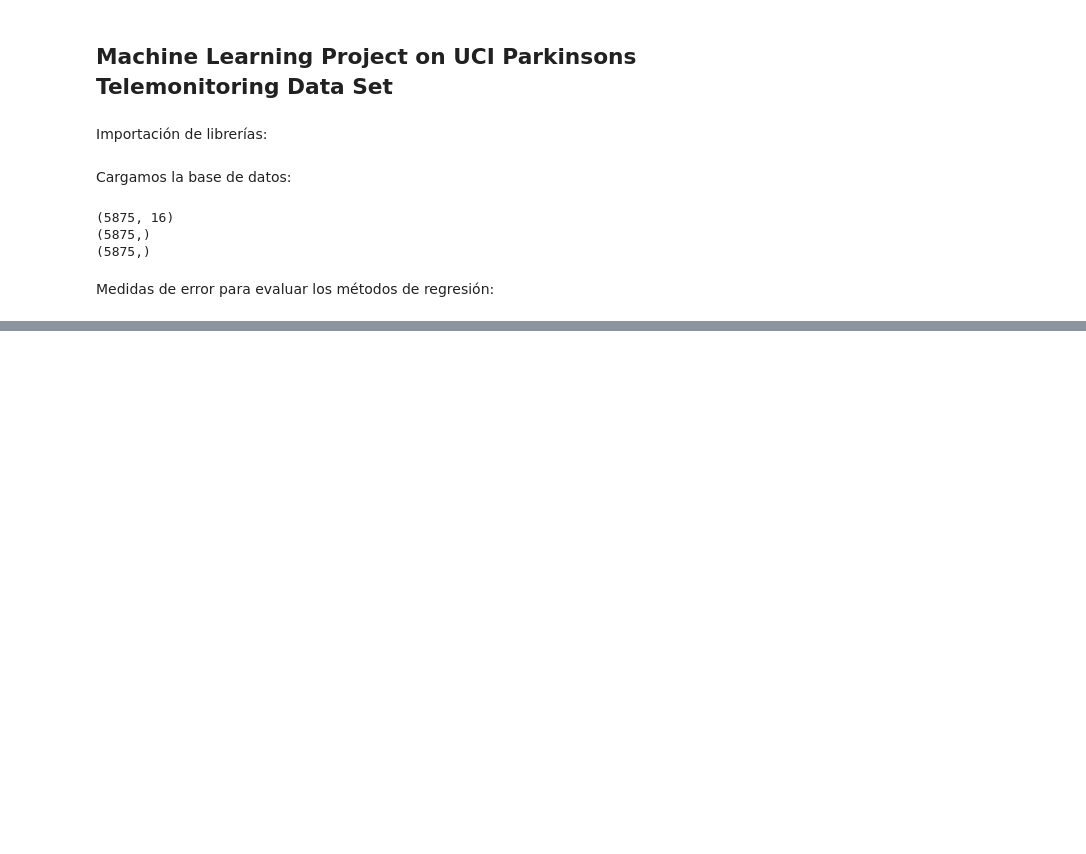
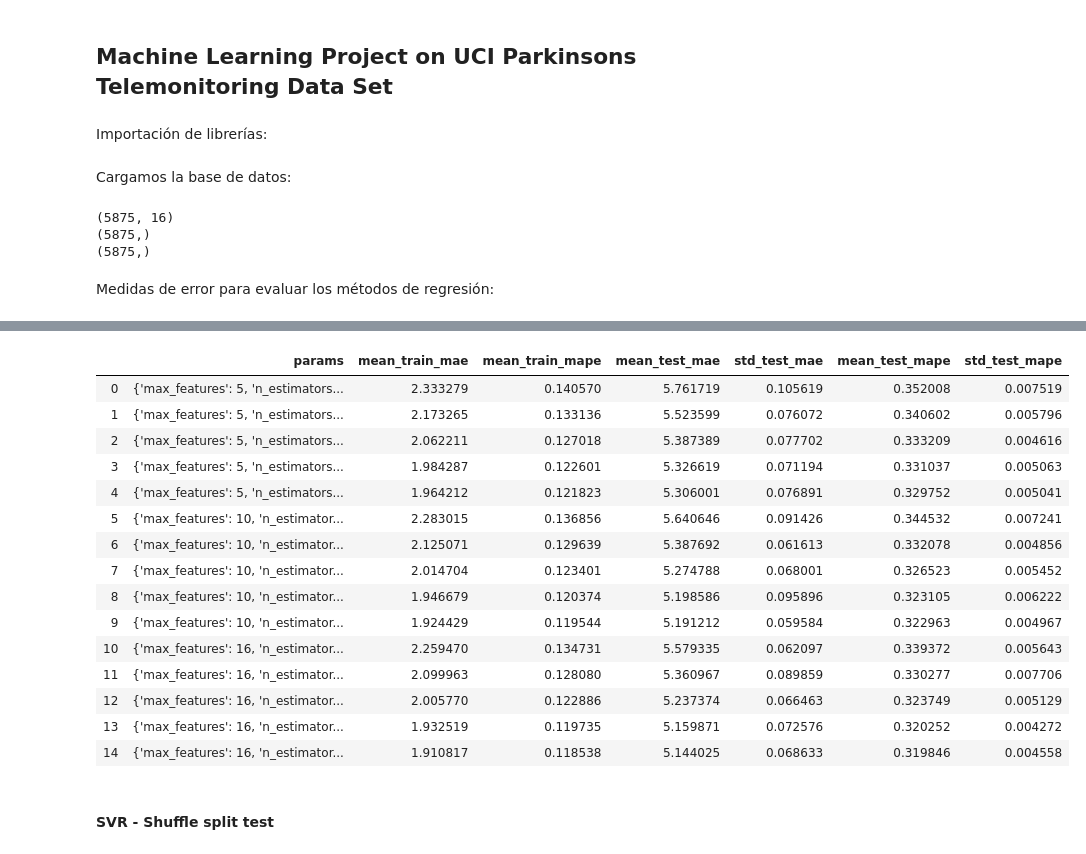
Before and after one commit to kevinmaiden7/ML_ParkinsonDisease, a Jupyter notebook: base_code.ipynb, the cells around one changed output, grey strips where cells are left out. Cells and saved outputs as stored; diff of their text form; code cells hidden in the pictures; blank space fills up the shorter version.

```diff
--- a/base_code.ipynb
+++ b/base_code.ipynb
@@ -340,0 +50,6 @@ for i in range(np.size(trees)):
+# %%
+##Mean Absolute Percentage Error
+def MAPE(Y, Y_est):
+    N = np.size(Y)
+    mape = np.sum(abs((Y_est.reshape(N,1) - Y.reshape(N,1))/Y.reshape(N,1)))/N
+    return mape
@@ -340,0 +58,32 @@ for i in range(np.size(trees)):
+# %%
+# MAE, MAPE
+from sklearn.model_selection import ShuffleSplit
+from sklearn import preprocessing
+from sklearn.model_selection import GridSearchCV
+from sklearn.ensemble import RandomForestRegressor
+from sklearn.metrics import make_scorer, mean_absolute_error
+
+# Normalizamos los datos
+scaler = preprocessing.StandardScaler().fit(X)
+X_norm = scaler.transform(X)
+
+random.seed(19680801)
+
+iterations = 10
+bootstrap = ShuffleSplit(n_splits=iterations, train_size=.7)
+index = bootstrap.split(X, Y)
+
+model = RandomForestRegressor()
+
+parameters = {'n_estimators': [5,10,20,50,100],
+             'max_features': [5,10,16]}
+
+# greater_is_better=True by default
+mae = make_scorer(mean_absolute_error)
+mape = make_scorer(MAPE)
+
+scores = {'mae':mae,'mape':mape}
+
+# Run the grid search
+grid_obj = GridSearchCV(model, parameters, scoring=scores, cv=index, return_train_score=True, refit=False, verbose=12)
+grid_obj = grid_obj.fit(X_norm, Y)
@@ -340,0 +125,24 @@ for i in range(np.size(trees)):
+# %%
+outcomes = pd.DataFrame(grid_obj.cv_results_)
+outcomes = outcomes[['params', 'mean_train_mae', 'mean_train_mape',
+            'mean_test_mae', 'std_test_mae', 'mean_test_mape', 'std_test_mape']]
+outcomes
+# %% [output]
+|  | params | mean_train_mae | mean_train_mape | mean_test_mae | std_test_mae | mean_test_mape | std_test_mape |
+| 0 | {'max_features': 5, 'n_estimators... | 2.333279 | 0.140570 | 5.761719 | 0.105619 | 0.352008 | 0.007519 |
+| 1 | {'max_features': 5, 'n_estimators... | 2.173265 | 0.133136 | 5.523599 | 0.076072 | 0.340602 | 0.005796 |
+| 2 | {'max_features': 5, 'n_estimators... | 2.062211 | 0.127018 | 5.387389 | 0.077702 | 0.333209 | 0.004616 |
+| 3 | {'max_features': 5, 'n_estimators... | 1.984287 | 0.122601 | 5.326619 | 0.071194 | 0.331037 | 0.005063 |
+| 4 | {'max_features': 5, 'n_estimators... | 1.964212 | 0.121823 | 5.306001 | 0.076891 | 0.329752 | 0.005041 |
+| 5 | {'max_features': 10, 'n_estimator... | 2.283015 | 0.136856 | 5.640646 | 0.091426 | 0.344532 | 0.007241 |
+| 6 | {'max_features': 10, 'n_estimator... | 2.125071 | 0.129639 | 5.387692 | 0.061613 | 0.332078 | 0.004856 |
+| 7 | {'max_features': 10, 'n_estimator... | 2.014704 | 0.123401 | 5.274788 | 0.068001 | 0.326523 | 0.005452 |
+| 8 | {'max_features': 10, 'n_estimator... | 1.946679 | 0.120374 | 5.198586 | 0.095896 | 0.323105 | 0.006222 |
+| 9 | {'max_features': 10, 'n_estimator... | 1.924429 | 0.119544 | 5.191212 | 0.059584 | 0.322963 | 0.004967 |
+| 10 | {'max_features': 16, 'n_estimator... | 2.259470 | 0.134731 | 5.579335 | 0.062097 | 0.339372 | 0.005643 |
+| 11 | {'max_features': 16, 'n_estimator... | 2.099963 | 0.128080 | 5.360967 | 0.089859 | 0.330277 | 0.007706 |
+| 12 | {'max_features': 16, 'n_estimator... | 2.005770 | 0.122886 | 5.237374 | 0.066463 | 0.323749 | 0.005129 |
+| 13 | {'max_features': 16, 'n_estimator... | 1.932519 | 0.119735 | 5.159871 | 0.072576 | 0.320252 | 0.004272 |
+| 14 | {'max_features': 16, 'n_estimator... | 1.910817 | 0.118538 | 5.144025 | 0.068633 | 0.319846 | 0.004558 |
+# %% [markdown]
+#### SVR - Shuffle split test
```
Also changed, not shown: parts of 23 cells of this notebook.
